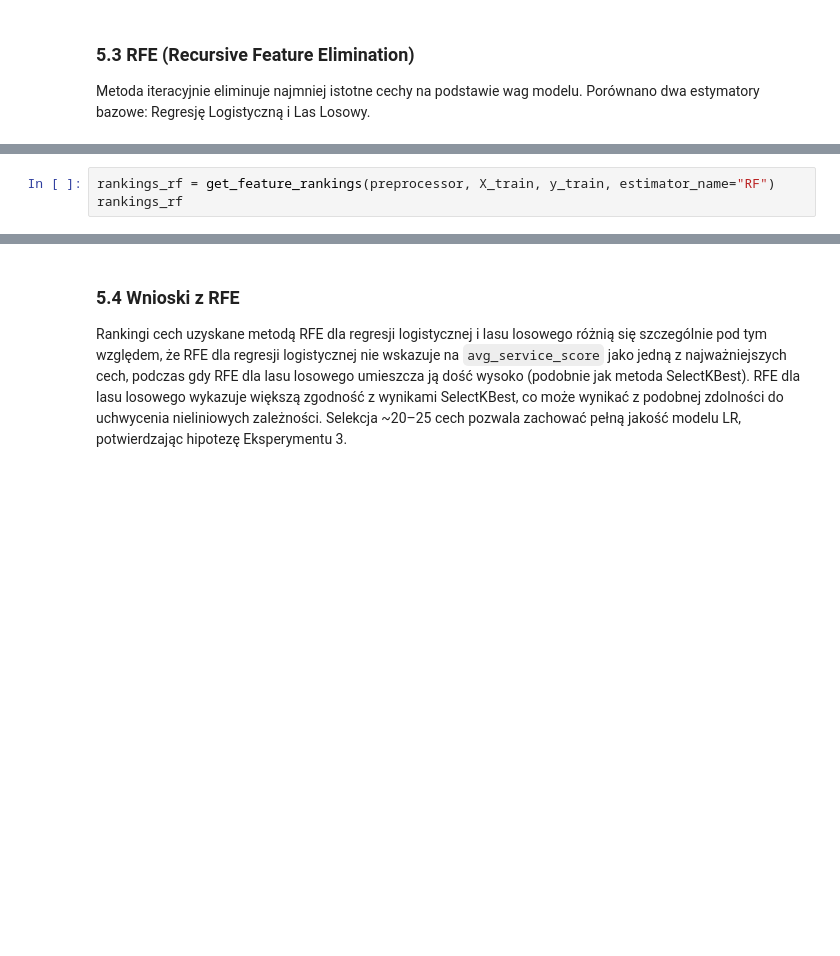
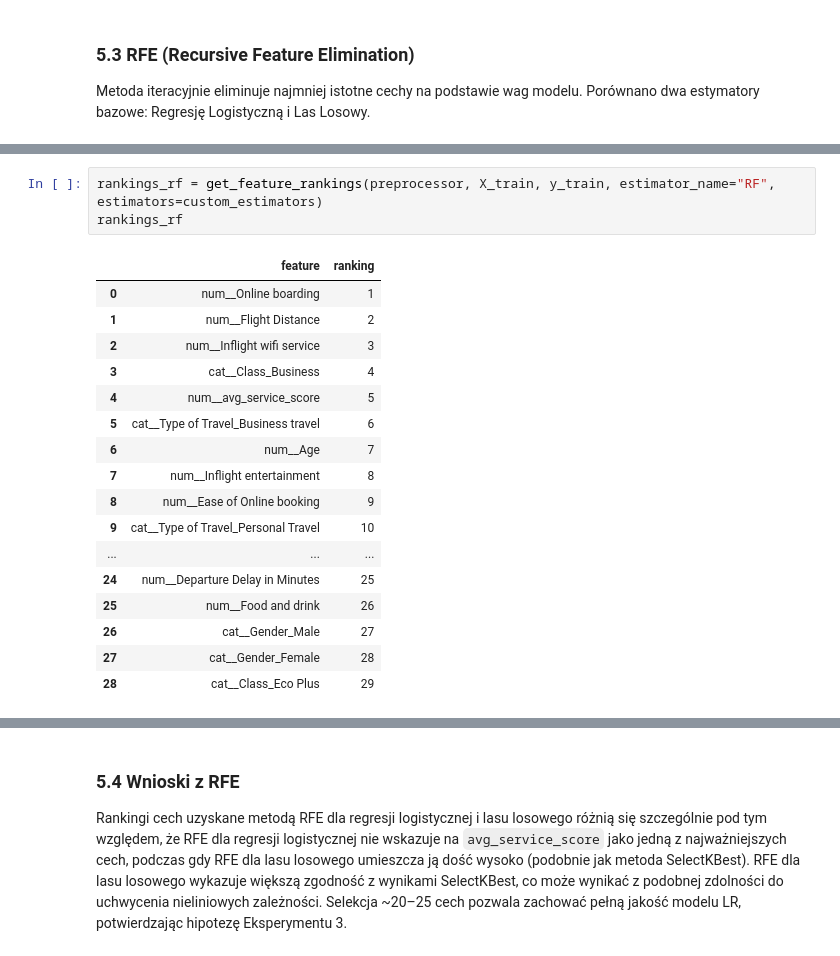
Before and after one commit to nataliap203/Airline_Passenger_Satisfaction_Classification, a Jupyter notebook: notebooks/main.ipynb, the cells around one changed output, grey strips where cells are left out. Saved outputs shown, nothing was run; the diff lists cells and outputs as text; blank space fills up the shorter version.

```diff
--- a/notebooks/main.ipynb
+++ b/notebooks/main.ipynb
@@ -417,5 +779,23 @@ plot_feature_rankings(rankings_lr, estimator_name="LR", top_n=29)
 # %%
-rankings_rf = get_feature_rankings(preprocessor, X_train, y_train, estimator_name="RF")
+rankings_rf = get_feature_rankings(preprocessor, X_train, y_train, estimator_name="RF", estimators=custom_estimators)
 rankings_rf
+# %% [output]
+|  | feature | ranking |
+| 0 | num__Online boarding | 1 |
+| 1 | num__Flight Distance | 2 |
+| 2 | num__Inflight wifi service | 3 |
+| 3 | cat__Class_Business | 4 |
+| 4 | num__avg_service_score | 5 |
+| 5 | cat__Type of Travel_Business travel | 6 |
+| 6 | num__Age | 7 |
+| 7 | num__Inflight entertainment | 8 |
+| 8 | num__Ease of Online booking | 9 |
+| 9 | cat__Type of Travel_Personal Travel | 10 |
+| ... | ... | ... |
+| 24 | num__Departure Delay in Minutes | 25 |
+| 25 | num__Food and drink | 26 |
+| 26 | cat__Gender_Male | 27 |
+| 27 | cat__Gender_Female | 28 |
+| 28 | cat__Class_Eco Plus | 29 |
 # %%
 plot_feature_rankings(rankings_rf, estimator_name="RF", top_n=29)
```
Also changed, not shown: parts of 47 cells of this notebook.
